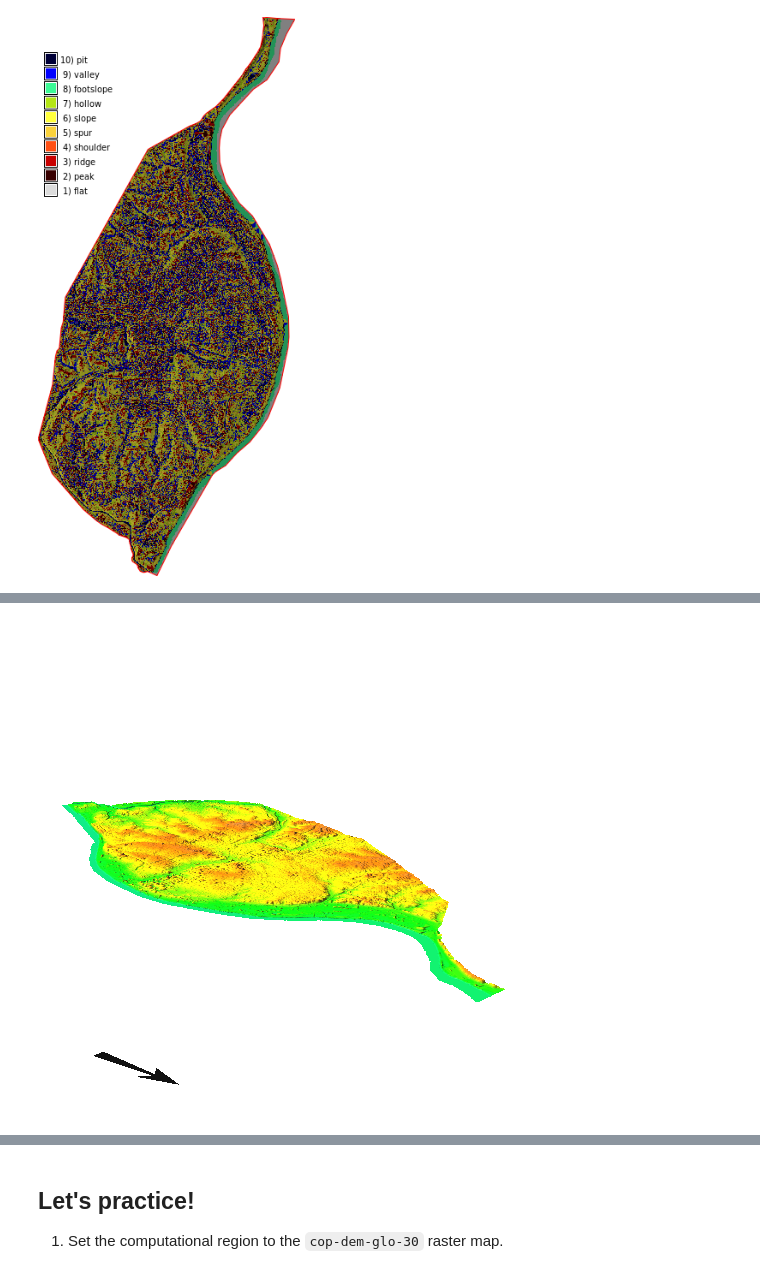
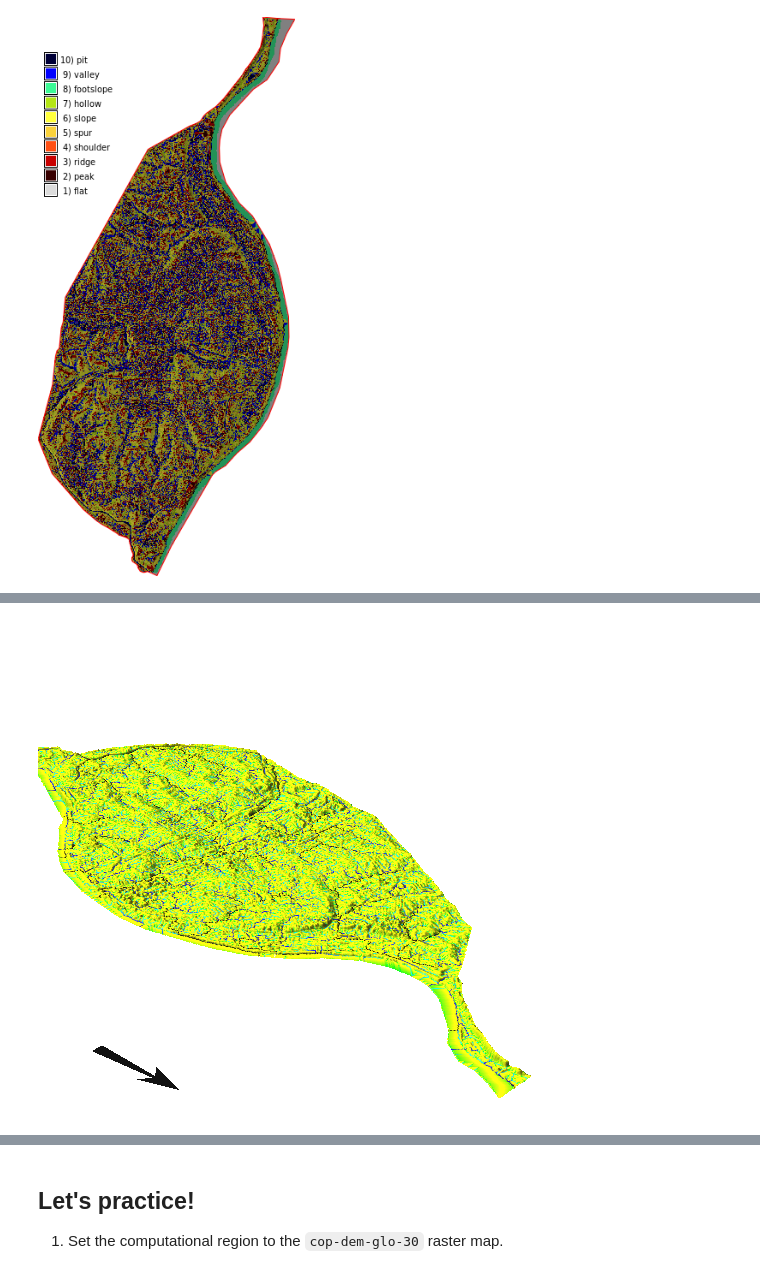
Before and after one commit to OpenPlainsInc/openplainsinc.github.io, a Jupyter notebook: content/workshops/foss4gna_2024/intro_grass.ipynb, the cells around one changed output, grey strips where cells are left out. Drawn from its saved outputs; the diff is of its cells as text; code cells hidden in the pictures.

```diff
--- a/content/workshops/foss4gna_2024/intro_grass.ipynb
+++ b/content/workshops/foss4gna_2024/intro_grass.ipynb
@@ -404,16 +430,16 @@ map.show()
 # %%
 map3d = gj.Map3D(width=500, height=500)
 map3d.render(
     elevation_map="cop-dem-glo-30",
-    color_map="cop-dem-glo-30",
-    zexag=3,
-    perspective=15,
-    height=8000,
+    color_map="flow_accum_new",
+    zexag=4,
+    perspective=12,
+    height=10000,
     resolution_fine=1,
     arrow_position=[100,50],
 )
 map3d.show()
 # %% [output]
-[figure, old version]
+[figure, new version]
 # %%
 gs.run_command("r.mask", flags="r")
```
Also changed, not shown: parts of 35 cells of this notebook, 39 other files.
